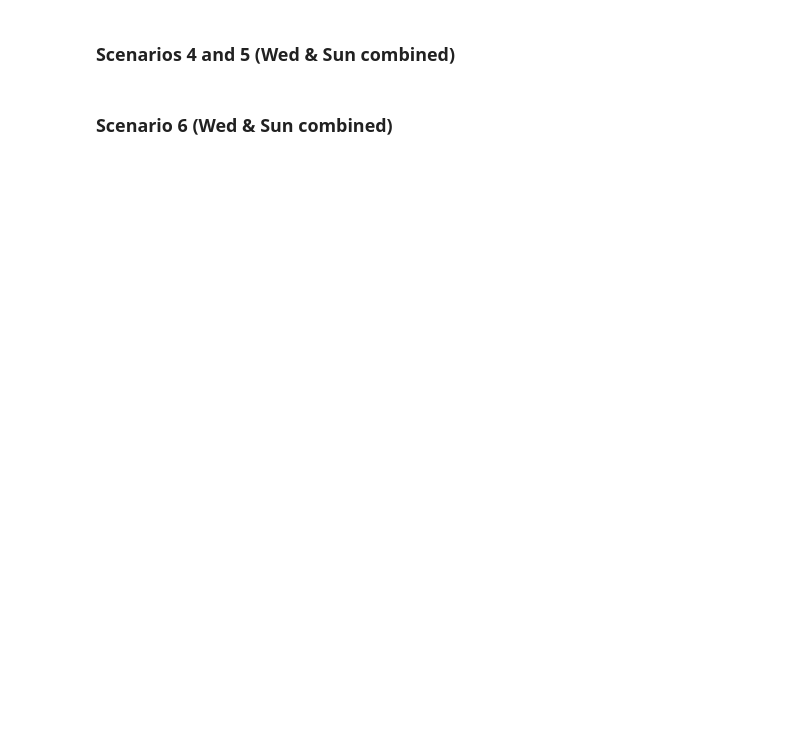
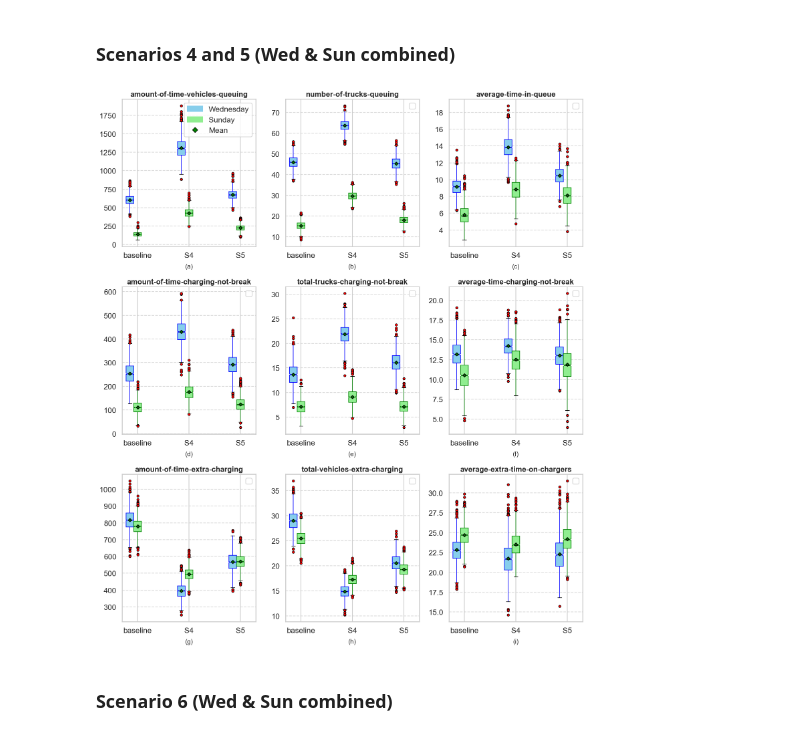
Before and after one commit to Wenhua-Jiang/eHGV-charging-ABM, a Jupyter notebook: 04 pynetlogo simulation experiments.ipynb, the cells around one changed output. Drawn from its saved outputs; the diff is of its cells as text; code cells hidden in the pictures; blank space fills up the shorter version.

```diff
--- a/04 pynetlogo simulation experiments.ipynb
+++ b/04 pynetlogo simulation experiments.ipynb
@@ -795,4 +795,22 @@ boxplot_experiment_parameters(
 # %% [markdown]
 ### Scenarios 4 and 5 (Wed & Sun combined)
+# %%
+# Assuming you have lists of experiments for Wednesday and Sunday
+experiments_wed = [experiment_results_wed[0]] + experiment_results_wed[3:5]
+experiments_sun = [experiment_results_sun[0]] + experiment_results_sun[3:5]
+
+# Categories remain the same
+categories = ["baseline", "S4", "S5"]
+
+# Call the updated function
+boxplot_experiment_parameters2(
+    experiments_wed,
+    experiments_sun,
+    Experiment.report_vars,
+    categories=categories,
+    filename="comparison_wed_sun_boxplot-scenarios4_5.pdf"
+)
+# %% [output]
+[figure, added]
 # %% [markdown]
 ### Scenario 6 (Wed & Sun combined)
```
Also changed, not shown: parts of 16 cells of this notebook.
